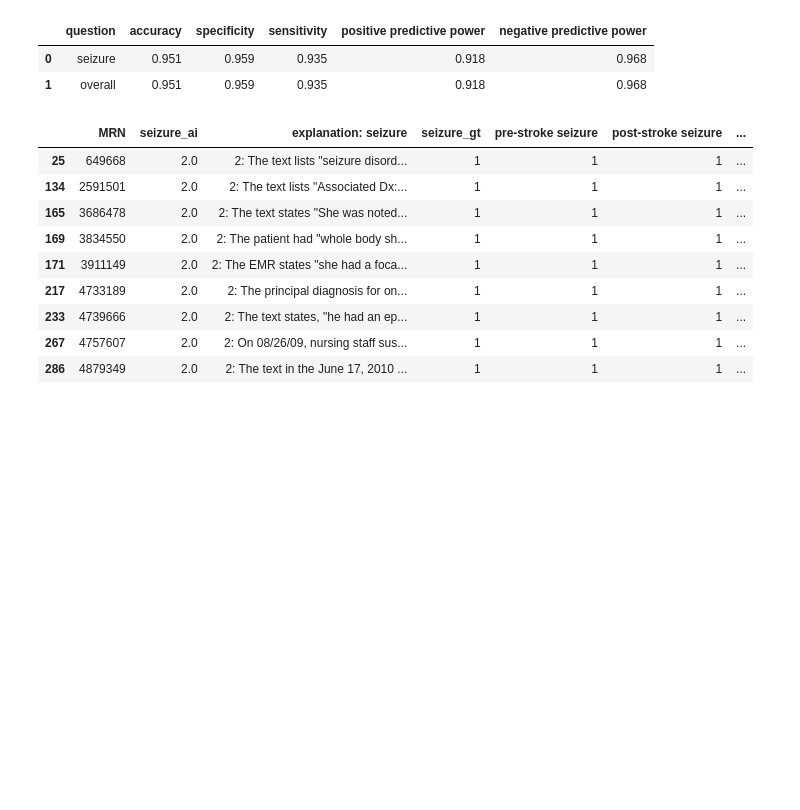
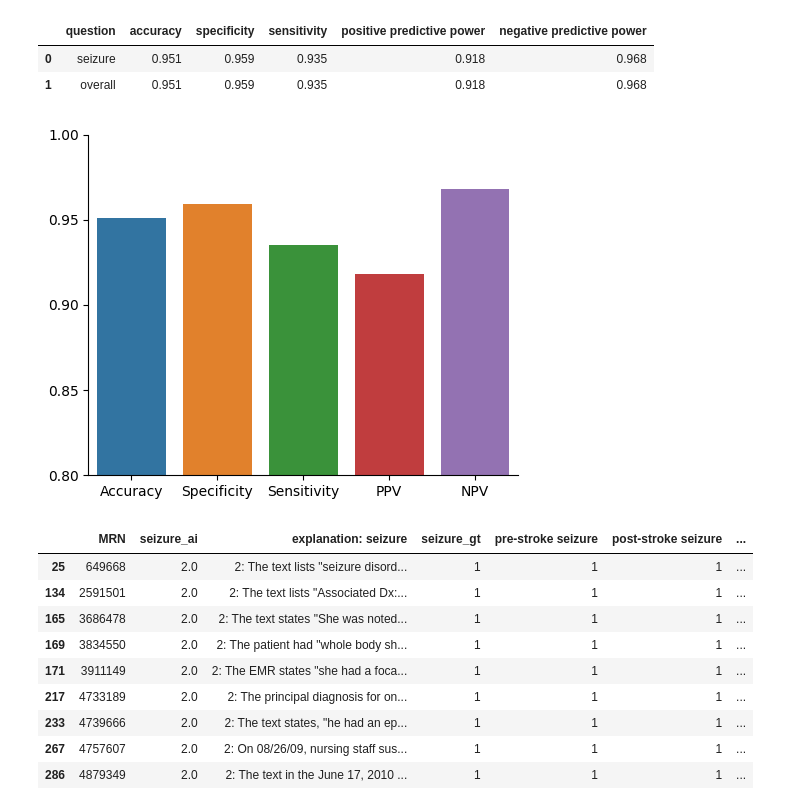
Before and after one commit to Calvinwhow/ReviewPyper, a Jupyter notebook: dev_tools/hbs_accuracy_analysis.ipynb, the cells around one changed output. Drawn from its saved outputs; the diff is of its cells as text; code cells hidden in the pictures; blank space fills up the shorter version.

```diff
--- a/dev_tools/hbs_accuracy_analysis.ipynb
+++ b/dev_tools/hbs_accuracy_analysis.ipynb
@@ -11,7 +11,7 @@ qs_dict=json.load(open('/Users/rm026/Documents/code/reviewpyper/extraction_quest
 
 qs=['seizure']
 
-ai=pd.read_csv('/Users/rm026/Documents/hbs_study_patient_notes/hbs_seizure_reviewpyper_2-2-2026/master_list_seizure_checked.csv')
+ai=pd.read_csv('/Users/rm026/Documents/hbs_study_patient_notes/jan_2026_reviewpyper_results/hbs_seizure_reviewpyper_2-2-2026/master_list_seizure_checked.csv')
 # ai=ai[ai.columns.drop(list(ai.filter(regex='explanation')))]
 # ai.rename(columns=qs_dict, inplace=True)
 # ai=ai[['MRN']+qs]
@@ -90,6 +90,13 @@ resultsdf
 |  | question | accuracy | specificity | sensitivity | positive predictive power | negative predictive power |
 | 0 | seizure | 0.951 | 0.959 | 0.935 | 0.918 | 0.968 |
 | 1 | overall | 0.951 | 0.959 | 0.935 | 0.918 | 0.968 |
+# %%
+et.barplot(resultsdf.iloc[0].values.tolist()[1:],
+        ['Accuracy','Specificity','Sensitivity','PPV','NPV'],
+        filename=f'/Users/rm026/Documents/hbs_study_patient_notes/jan_2026_reviewpyper_results/eval_scores_barplot.svg',
+        figsz=(5,4), ylims=(.8,1))
+# %% [output]
+[figure, added]
 # %%
 confs_ignore_unk={q:et.ignore_unknown(matrix) for q,matrix in confs.items()}
 ignore_unk=et.statistical_df(confs_ignore_unk)
```
Also changed, not shown: 4 other files.
